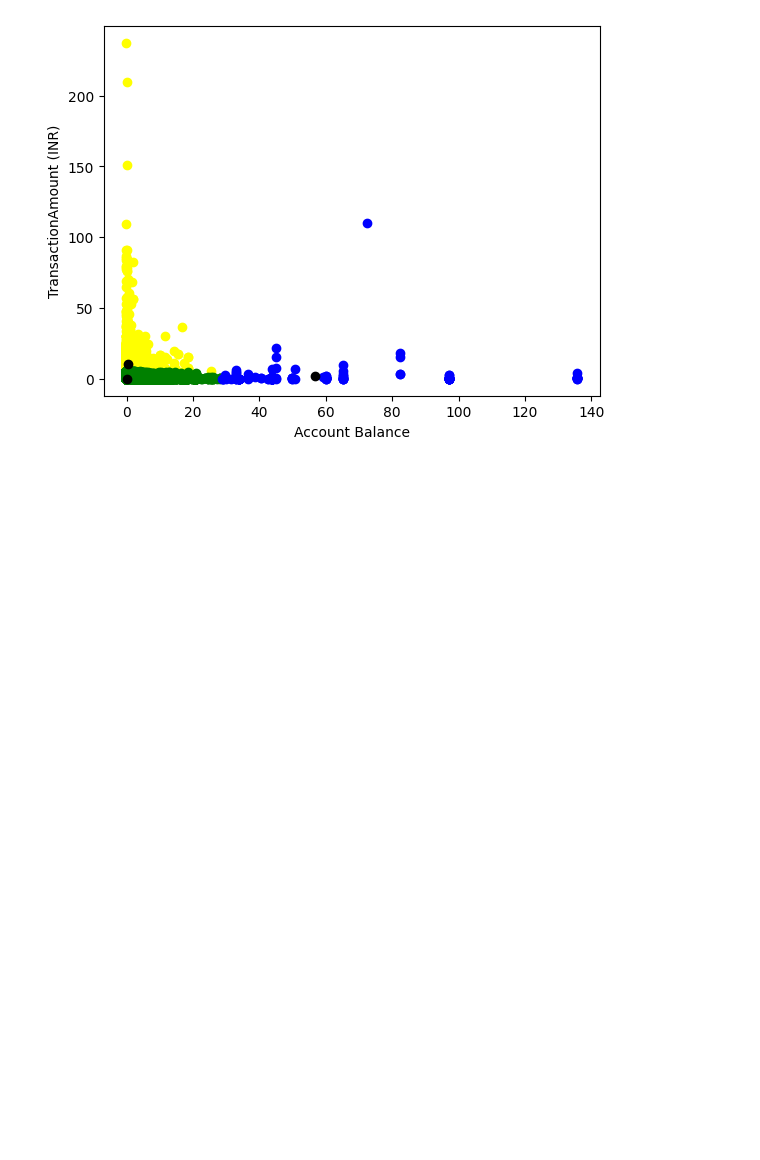
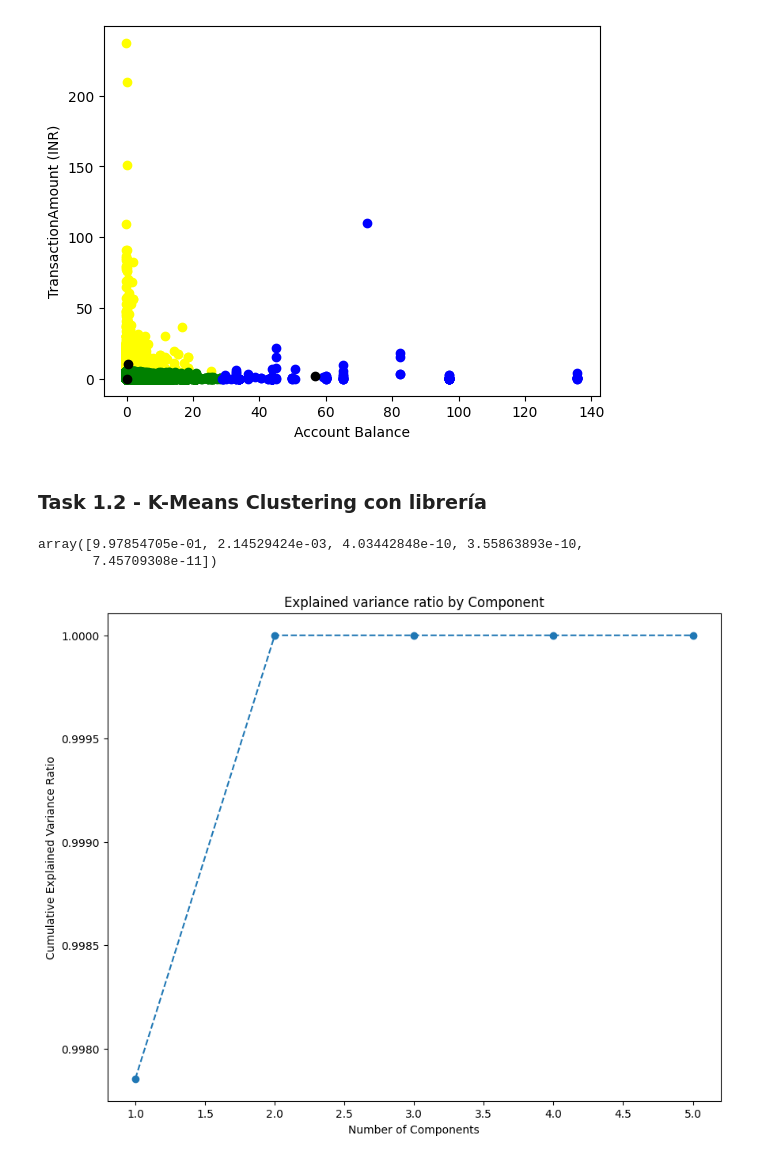
Before and after one commit to unclepete-20/lab7-k-means, a Jupyter notebook: src/k_means.ipynb, the cells around one changed output. Cells and saved outputs as stored; diff of their text form; code cells hidden in the pictures; blank space fills up the shorter version.

Commit message:
Implentacion K-Means libreria

```diff
--- a/src/k_means.ipynb
+++ b/src/k_means.ipynb
@@ -270,8 +271,3 @@ def kmeans_elbow_method(X, k):
     plt.ylabel('SSE')
     plt.title('Método del codo para K-Means Clustering')
     plt.show()
-# %%
-
-X = data[['CustAccountBalance', 'TransactionAmount (INR)']]
-#kmeans_elbow_method(X, k=3)
-X.info()
@@ -382,3 +348,26 @@ plt.ylabel('TransactionAmount (INR)')
 plt.show()
 # %% [output]
 [figure]
+# %% [markdown]
+### Task 1.2 - K-Means Clustering con librería
+# %%
+# Comenzamos importando las librerías importantes para implementar dicho modelo
+%matplotlib inline
+from sklearn.cluster import KMeans
+from sklearn.decomposition import PCA
+
+pca = PCA()
+pca.fit(data)
+pca.explained_variance_ratio_
+# %% [output]
+array([9.97854705e-01, 2.14529424e-03, 4.03442848e-10, 3.55863893e-10,
+       7.45709308e-11])
+# %%
+plt.figure(figsize = (10, 8))
+plt.plot(range(1, 6), pca.explained_variance_ratio_.cumsum(), marker = "o", linestyle = "--")
+plt.title("Explained variance ratio by Component")
+plt.xlabel("Number of Components")
+plt.ylabel("Cumulative Explained Variance Ratio")
+plt.show()
+# %% [output]
+[figure, added]
```
Also changed, not shown: parts of 13 cells of this notebook.
